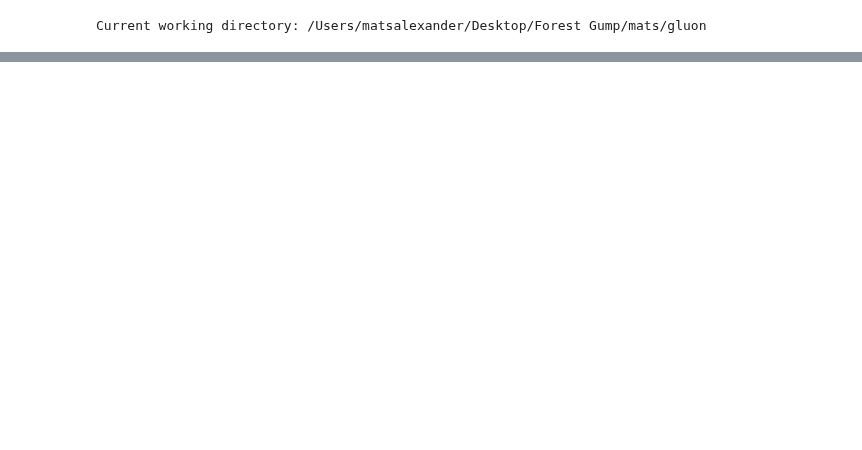
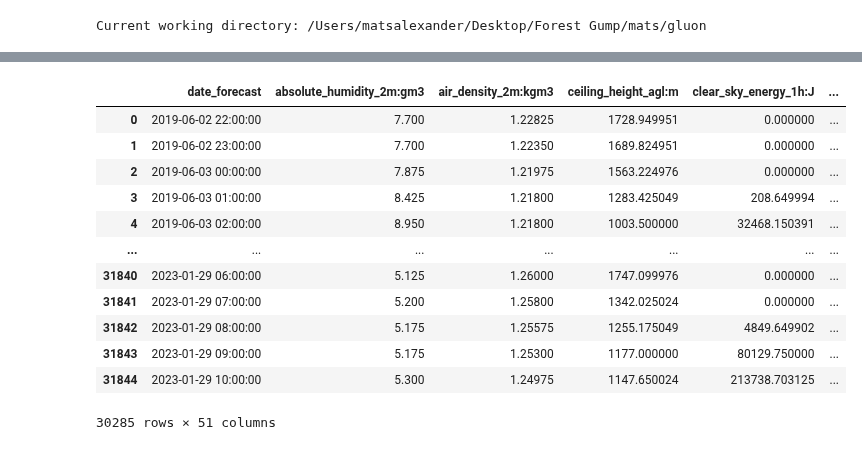
Before and after one commit to mikaelste/TDT4173-project, a Jupyter notebook: mats/gluon/gluon_3_145_tuning.ipynb, the cells around one changed output, grey strips where cells are left out. Drawn from its saved outputs; the diff is of its cells as text; code cells hidden in the pictures; blank space fills up the shorter version.

```diff
--- a/mats/gluon/gluon_3_145_tuning.ipynb
+++ b/mats/gluon/gluon_3_145_tuning.ipynb
@@ -46,0 +57,21 @@ tune1.describe()
+# %%
+# what percent of the data is used for tuning?
+train1, tune_summer1 = pipin.split_train_summer_2021(train1.copy())
+train2, tune_summer2 = pipin.split_train_summer_2021(train2.copy())
+train3, tune_summer3 = pipin.split_train_summer_2021(train3.copy())
+# %%
+train1
+# %% [output]
+|  | date_forecast | absolute_humidity_2m:gm3 | air_density_2m:kgm3 | ceiling_height_agl:m | clear_sky_energy_1h:J | ... |
+| 0 | 2019-06-02 22:00:00 | 7.700 | 1.22825 | 1728.949951 | 0.000000 | ... |
+| 1 | 2019-06-02 23:00:00 | 7.700 | 1.22350 | 1689.824951 | 0.000000 | ... |
+| 2 | 2019-06-03 00:00:00 | 7.875 | 1.21975 | 1563.224976 | 0.000000 | ... |
+| 3 | 2019-06-03 01:00:00 | 8.425 | 1.21800 | 1283.425049 | 208.649994 | ... |
+| 4 | 2019-06-03 02:00:00 | 8.950 | 1.21800 | 1003.500000 | 32468.150391 | ... |
+| ... | ... | ... | ... | ... | ... | ... |
+| 31840 | 2023-01-29 06:00:00 | 5.125 | 1.26000 | 1747.099976 | 0.000000 | ... |
+| 31841 | 2023-01-29 07:00:00 | 5.200 | 1.25800 | 1342.025024 | 0.000000 | ... |
+| 31842 | 2023-01-29 08:00:00 | 5.175 | 1.25575 | 1255.175049 | 4849.649902 | ... |
+| 31843 | 2023-01-29 09:00:00 | 5.175 | 1.25300 | 1177.000000 | 80129.750000 | ... |
+| 31844 | 2023-01-29 10:00:00 | 5.300 | 1.24975 | 1147.650024 | 213738.703125 | ... |
+30285 rows × 51 columns
```
Also changed, not shown: parts of 22 cells of this notebook, 5 other files.
